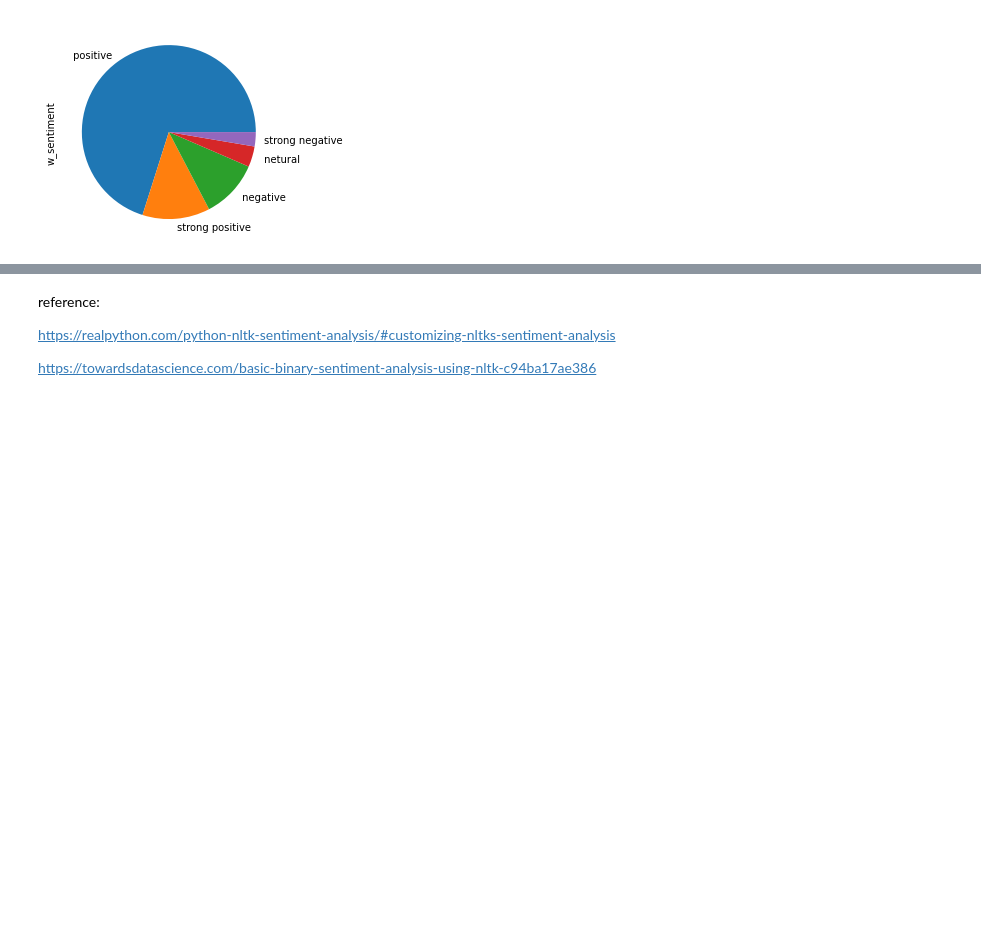
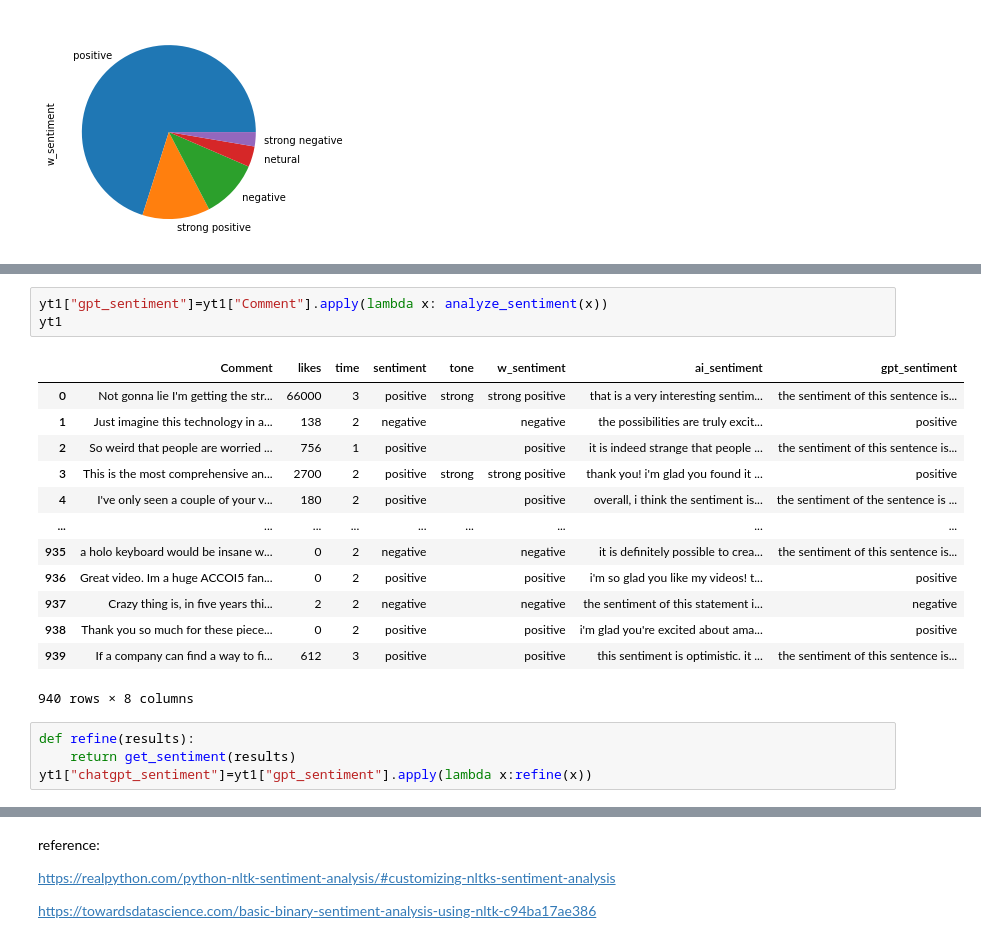
Before and after one commit to ke101/VisionPro-analysis, a Jupyter notebook: s_analysis_nltk.ipynb, the cells around one changed output, grey strips where cells are left out. Drawn from its saved outputs; the diff is of its cells as text; blank space fills up the shorter version.

```diff
--- a/s_analysis_nltk.ipynb
+++ b/s_analysis_nltk.ipynb
@@ -148,0 +185,21 @@ yt1["w_sentiment"].value_counts().plot.pie()
+# %%
+yt1["gpt_sentiment"]=yt1["Comment"].apply(lambda x: analyze_sentiment(x))
+yt1
+# %% [output]
+|  | Comment | likes | time | sentiment | tone | w_sentiment | ai_sentiment | gpt_sentiment |
+| 0 | Not gonna lie I'm getting the str... | 66000 | 3 | positive | strong | strong positive | that is a very interesting sentim... | the sentiment of this sentence is... |
+| 1 | Just imagine this technology in a... | 138 | 2 | negative |  | negative | the possibilities are truly excit... | positive |
+| 2 | So weird that people are worried ... | 756 | 1 | positive |  | positive | it is indeed strange that people ... | the sentiment of this sentence is... |
+| 3 | This is the most comprehensive an... | 2700 | 2 | positive | strong | strong positive | thank you! i'm glad you found it ... | positive |
+| 4 | I've only seen a couple of your v... | 180 | 2 | positive |  | positive | overall, i think the sentiment is... | the sentiment of the sentence is ... |
+| ... | ... | ... | ... | ... | ... | ... | ... | ... |
+| 935 | a holo keyboard would be insane w... | 0 | 2 | negative |  | negative | it is definitely possible to crea... | the sentiment of this sentence is... |
+| 936 | Great video. Im a huge ACCOI5 fan... | 0 | 2 | positive |  | positive | i'm so glad you like my videos! t... | positive |
+| 937 | Crazy thing is, in five years thi... | 2 | 2 | negative |  | negative | the sentiment of this statement i... | negative |
+| 938 | Thank you so much for these piece... | 0 | 2 | positive |  | positive | i'm glad you're excited about ama... | positive |
+| 939 | If a company can find a way to fi... | 612 | 3 | positive |  | positive | this sentiment is optimistic. it ... | the sentiment of this sentence is... |
+940 rows × 8 columns
+# %%
+def refine(results):
+    return get_sentiment(results)
+yt1["chatgpt_sentiment"]=yt1["gpt_sentiment"].apply(lambda x:refine(x))
```
Also changed, not shown: parts of 8 cells of this notebook.
